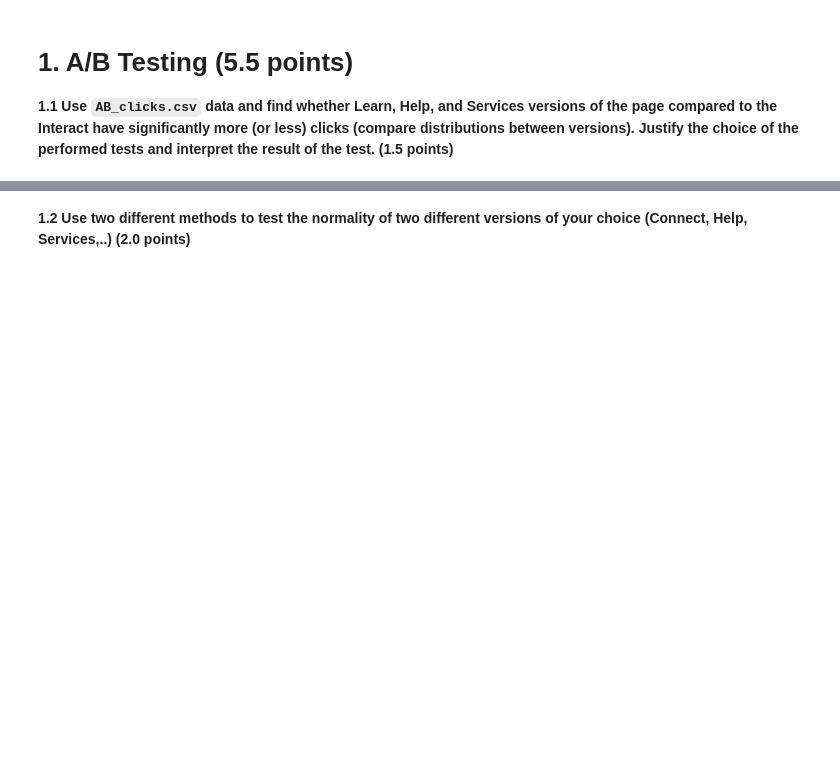
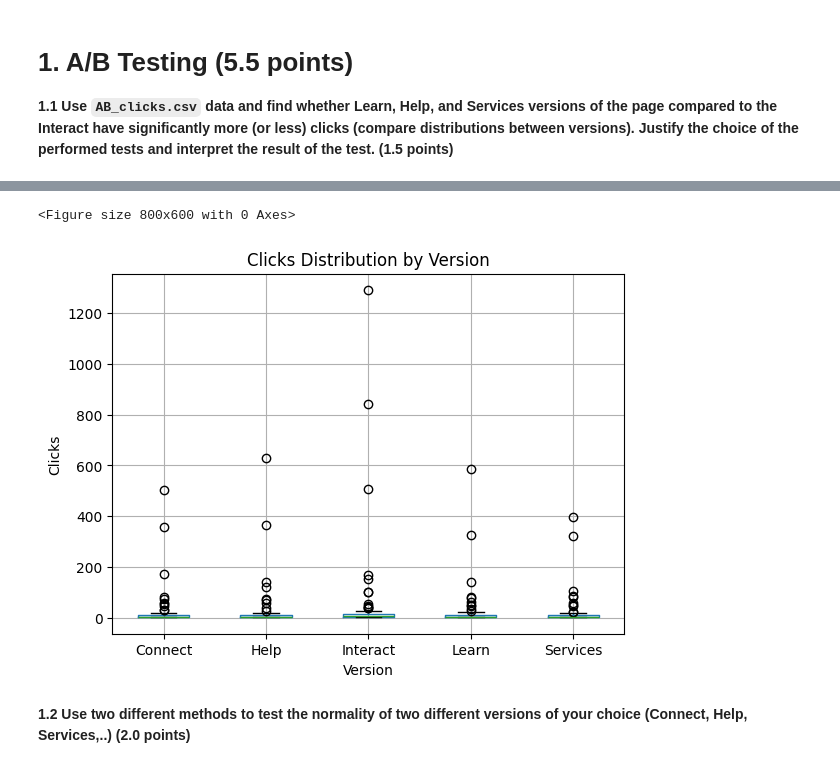
Before and after one commit to Sulaiman29/BDA_HW5, a Jupyter notebook: Copy_of_BDA2025Spring_HW5.ipynb, the cells around one changed output, grey strips where cells are left out. Drawn from its saved outputs; the diff is of its cells as text; code cells hidden in the pictures; blank space fills up the shorter version.

```diff
--- a/Copy_of_BDA2025Spring_HW5.ipynb
+++ b/Copy_of_BDA2025Spring_HW5.ipynb
@@ -51,3 +51,68 @@ Total                       -> 11.0 points
 
 
 **1.1 Use `AB_clicks.csv` data and find whether Learn, Help, and Services versions of the page compared to the Interact have significantly more (or less) clicks (compare distributions between versions). Justify the choice of the performed tests and interpret the result of the test. (1.5 points)**
+# %%
+import pandas as pd
+import numpy as np
+from scipy.stats import shapiro, mannwhitneyu
+import matplotlib.pyplot as plt
+%matplotlib inline
+
+df = pd.read_csv(
+    'AB_clicks.csv',
+    sep=None,
+    engine='python',
+    encoding='utf-8-sig'
+)
+# normalize column names
+df.columns = df.columns.str.strip().str.lower()
+# rename if necessary
+if 'no_clicks' in df.columns:
+    df = df.rename(columns={'no_clicks': 'clicks'})
+if 'version' not in df.columns:
+    df = df.rename(columns={'version'.upper(): 'version'})
+
+# ensure numeric
+df['clicks'] = pd.to_numeric(df['clicks'], errors='coerce')
+
+# Summary statistics
+summary = df.groupby('version')['clicks'].agg(['count','mean','median','std'])
+print("=== Summary Statistics ===")
+print(summary)
+
+# Shapiro–Wilk normality tests
+print("\n=== Shapiro–Wilk Normality (p-values) ===")
+for version, grp in df.groupby('version'):
+    stat, p = shapiro(grp['clicks'])
+    print(f"{version:8s}: W={stat:.3f}, p={p:.3e}")
+
+# Mann–Whitney U vs. Interact + Bonferroni correction
+alpha = 0.05
+control = df[df['version']=='interact']['clicks']
+
+results = []
+for variant in ['learn','help','services']:
+    grp = df[df['version']==variant]['clicks']
+    stat, p = mannwhitneyu(grp, control, alternative='two-sided')
+    p_adj = min(p * 3, 1.0)
+    results.append({
+        'variant': variant,
+        'U_stat': stat,
+        'p_raw': p,
+        'p_adj': p_adj,
+        'significant': p_adj < alpha
+    })
+
+res_df = pd.DataFrame(results).set_index('variant')
+print("\n=== Mann–Whitney U Test Results (Bonferroni) ===")
+print(res_df)
+
+# Boxplot of click distributions
+plt.figure(figsize=(8,6))
+df.boxplot(column='clicks', by='version')
+plt.title('Clicks Distribution by Version')
+plt.suptitle('')
+plt.xlabel('Version')
+plt.ylabel('Clicks')
+plt.show()
+# %% [output]
@@ -54,3 +136,5 @@ Total                       -> 11.0 points
+<Figure size 800x600 with 0 Axes>
+[figure, added]
 # %% [markdown]
 
 **1.2 Use two different methods to test the normality of two different versions of your choice (Connect, Help, Services,..) (2.0 points)**
```
Also changed, not shown: parts of 7 cells of this notebook.
